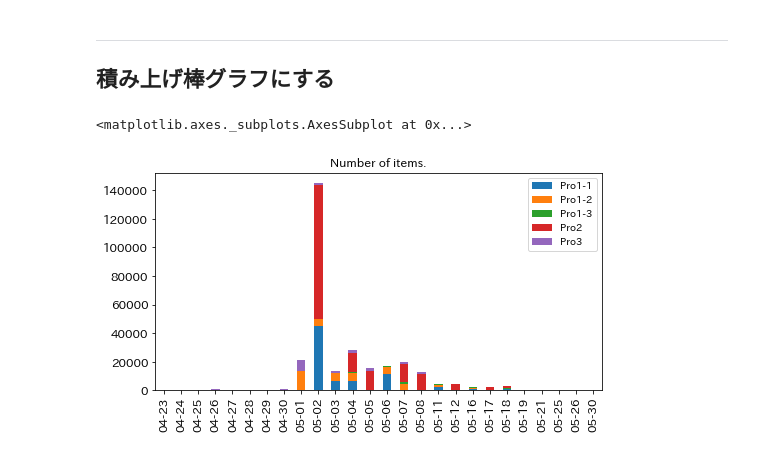
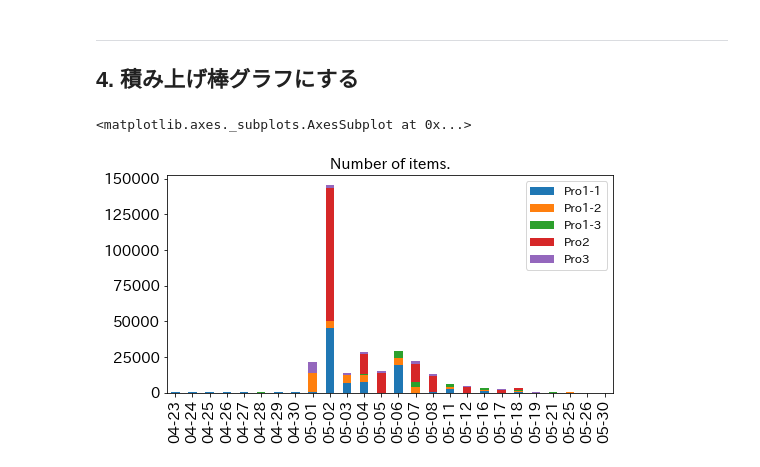
Before and after one commit to okagen/study_DataFrame, a Jupyter notebook: study01_DataFrame.ipynb, the cells around one changed output. Drawn from its saved outputs; the diff is of its cells as text; code cells hidden in the pictures.

```diff
--- a/study01_DataFrame.ipynb
+++ b/study01_DataFrame.ipynb
@@ -134,0 +67,3 @@ display(df_result.head(5))
+# %%
+df_grp = df.groupby(['ProNum', 'ImpDate']).count()
+display(df_grp.head(5))
@@ -134,0 +80,15 @@ display(df_result.head(5))
+# %%
+df_adjusted = pd.DataFrame()
+
+for idx, df_select in df_grp.groupby(level=[0]):
+    #print('------------')
+    #display(idx)
+    #display(df_select.head(5))
+    df_tmp = df_select.reset_index().drop('ProNum', axis = 1).set_index('ImpDate')
+    #display(df_tmp.head(5))
+    df_tmp = df_tmp.rename(columns =  {'STC': idx})
+    #display(df_tmp.head(5))
+
+    df_adjusted = pd.concat([df_adjusted, df_tmp], axis=1,  sort=True)
+
+display(df_adjusted.head(5))
@@ -134,0 +104,3 @@ display(df_result.head(5))
+# %%
+df_adjusted = df_adjusted.fillna(0).astype(int)
+display(df_adjusted.head(5))
@@ -134,0 +116,4 @@ display(df_result.head(5))
+# %%
+headers = {1 : "Pro1-1", 2 : "Pro1-2", 3 : "Pro1-3", 4 : "Pro2", 5 : "Pro3"}
+df_renamed = df_adjusted.rename(columns = headers)
+display(df_renamed.head(5))
@@ -135,8 +127,21 @@ display(df_result.head(5))
 # %% [markdown]
 ---
-## 積み上げ棒グラフにする
+## 4. 積み上げ棒グラフにする
-# %%
-df_result.plot(kind='bar', stacked=True,  title = "Number of items.", figsize=(8, 4), fontsize=12)
-# %% [output]
-<matplotlib.axes._subplots.AxesSubplot at 0x...>
-[figure, removed]
+# %%
+import matplotlib.pyplot as plot
+
+params = {
+    'axes.titlesize': 15,
+    'axes.labelsize': -1,
+    'legend.fontsize': 12,
+    'figure.figsize': (8, 4),
+    'xtick.labelsize' : 15,
+    'ytick.labelsize' : 15
+}
+
+plot.rcParams.update(params)
+
+df_renamed.plot(kind='bar', stacked=True,  title = "Number of items.")
+# %% [output]
+<matplotlib.axes._subplots.AxesSubplot at 0x...>
+[figure, added]
```
Also changed, not shown: parts of 27 cells of this notebook.
